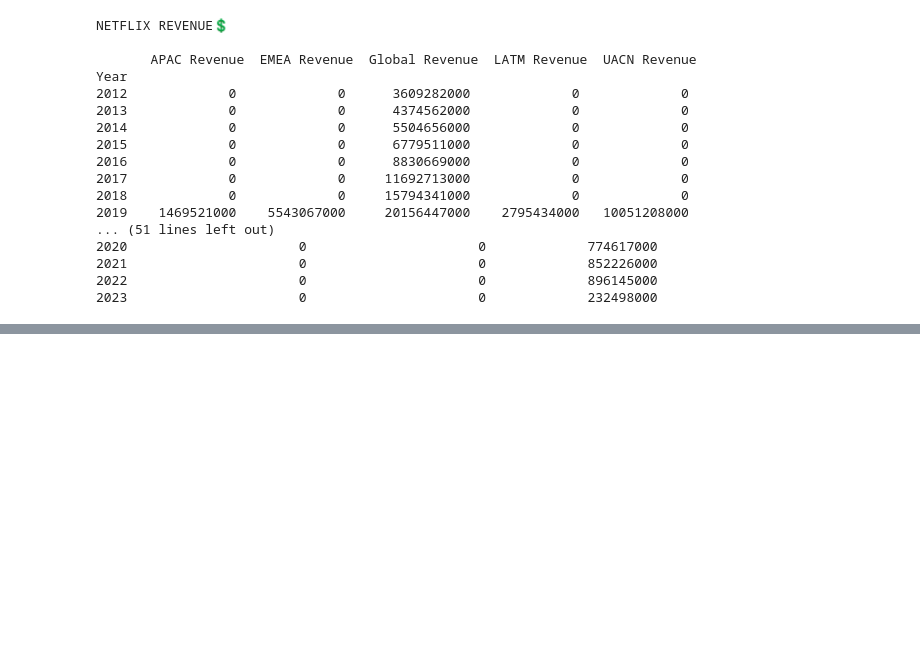
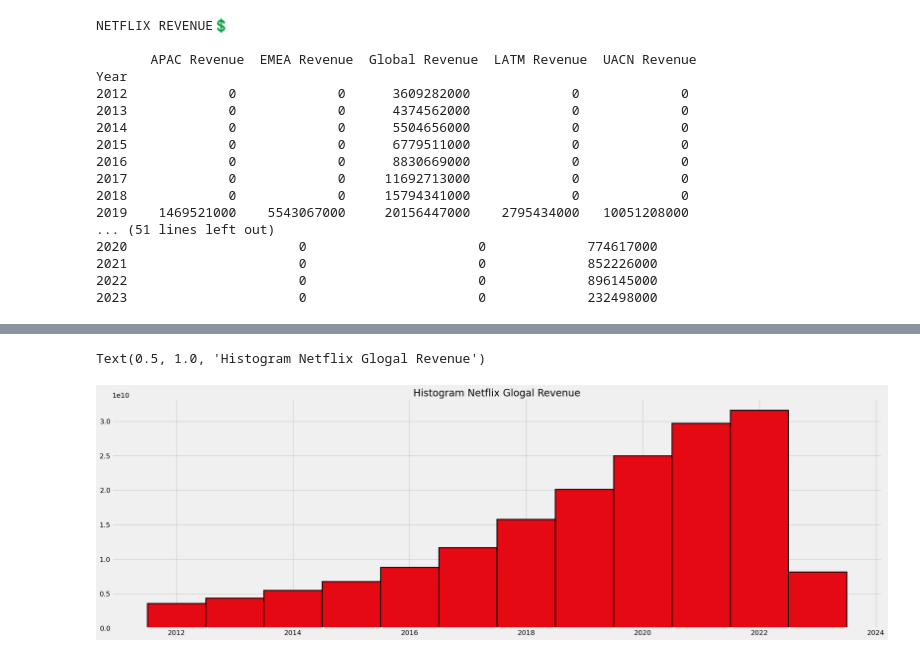
Before and after one commit to danielrodriguez007/Data_Analysis, a Jupyter notebook: Netflix_OTT.ipynb, the cells around one changed output, grey strips where cells are left out. Drawn from its saved outputs; the diff is of its cells as text; code cells hidden in the pictures; blank space fills up the shorter version.

```diff
--- a/Netflix_OTT.ipynb
+++ b/Netflix_OTT.ipynb
@@ -156,3 +191,12 @@ Year
+# %%
+dt= data.groupby(['Year'])['Global Revenue'].sum()
+
+plt.figure(figsize=(25,8))
+plt.bar(dt.index,dt.values,width=1,edgecolor="#000000", color="#E50914", linewidth=2)
+plt.title("Histogram Netflix Glogal Revenue")
+# %% [output]
+Text(0.5, 1.0, 'Histogram Netflix Glogal Revenue')
+[figure, added]
 # %%
 data.info()
 # %% [output]
```
Also changed, not shown: parts of 6 cells of this notebook.
